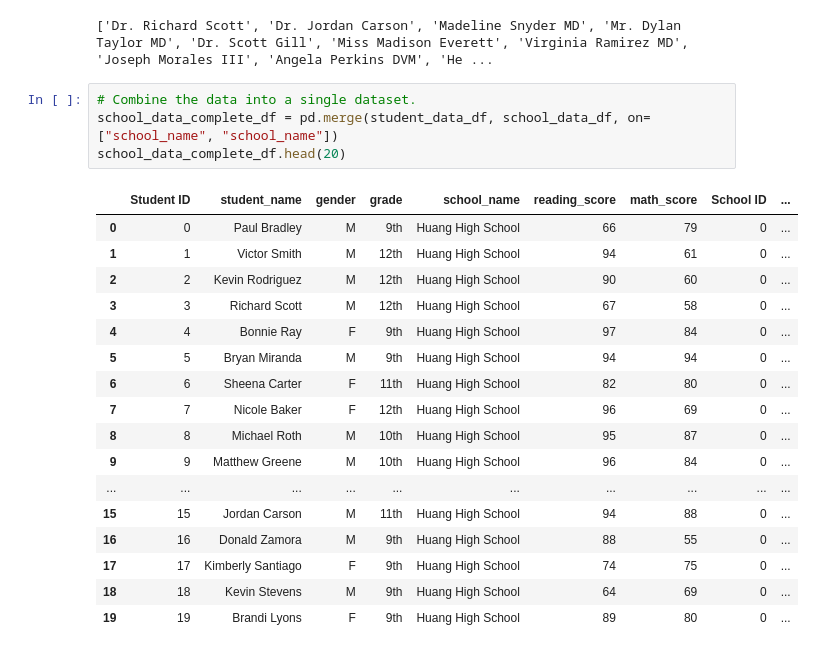
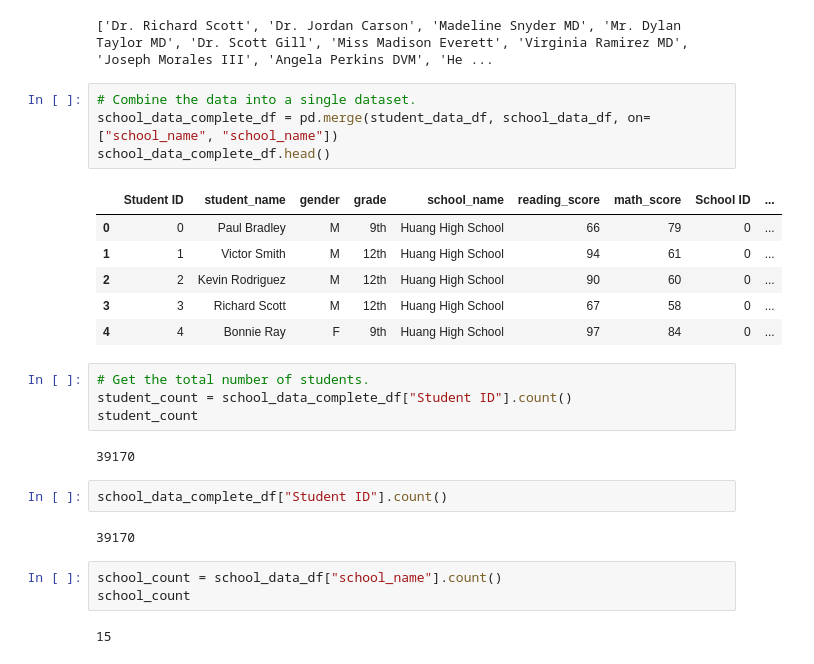
Before and after one commit to AndyFinchData/School_District_Analysis, a Jupyter notebook: cleaning_student_names.ipynb, the cells around one changed output. Cells and saved outputs as stored; diff of their text form.

```diff
--- a/cleaning_student_names.ipynb
+++ b/cleaning_student_names.ipynb
@@ -255,22 +255,26 @@ print(students_to_fix)
 # %%
 # Combine the data into a single dataset.
 school_data_complete_df = pd.merge(student_data_df, school_data_df, on=["school_name", "school_name"])
-school_data_complete_df.head(20)
+school_data_complete_df.head()
 # %% [output]
 |  | Student ID | student_name | gender | grade | school_name | reading_score | math_score | School ID | ... |
 | 0 | 0 | Paul Bradley | M | 9th | Huang High School | 66 | 79 | 0 | ... |
 | 1 | 1 | Victor Smith | M | 12th | Huang High School | 94 | 61 | 0 | ... |
 | 2 | 2 | Kevin Rodriguez | M | 12th | Huang High School | 90 | 60 | 0 | ... |
 | 3 | 3 | Richard Scott | M | 12th | Huang High School | 67 | 58 | 0 | ... |
 | 4 | 4 | Bonnie Ray | F | 9th | Huang High School | 97 | 84 | 0 | ... |
-| 5 | 5 | Bryan Miranda | M | 9th | Huang High School | 94 | 94 | 0 | ... |
-| 6 | 6 | Sheena Carter | F | 11th | Huang High School | 82 | 80 | 0 | ... |
-| 7 | 7 | Nicole Baker | F | 12th | Huang High School | 96 | 69 | 0 | ... |
-| 8 | 8 | Michael Roth | M | 10th | Huang High School | 95 | 87 | 0 | ... |
-| 9 | 9 | Matthew Greene | M | 10th | Huang High School | 96 | 84 | 0 | ... |
-| ... | ... | ... | ... | ... | ... | ... | ... | ... | ... |
-| 15 | 15 | Jordan Carson | M | 11th | Huang High School | 94 | 88 | 0 | ... |
-| 16 | 16 | Donald Zamora | M | 9th | Huang High School | 88 | 55 | 0 | ... |
-| 17 | 17 | Kimberly Santiago | F | 9th | Huang High School | 74 | 75 | 0 | ... |
-| 18 | 18 | Kevin Stevens | M | 9th | Huang High School | 64 | 69 | 0 | ... |
-| 19 | 19 | Brandi Lyons | F | 9th | Huang High School | 89 | 80 | 0 | ... |
+# %%
+# Get the total number of students.
+student_count = school_data_complete_df["Student ID"].count()
+student_count
+# %% [output]
+39170
+# %%
+school_data_complete_df["Student ID"].count()
+# %% [output]
+39170
+# %%
+school_count = school_data_df["school_name"].count()
+school_count
+# %% [output]
+15
```
Also changed, not shown: parts of 22 cells of this notebook, 2 other files.
